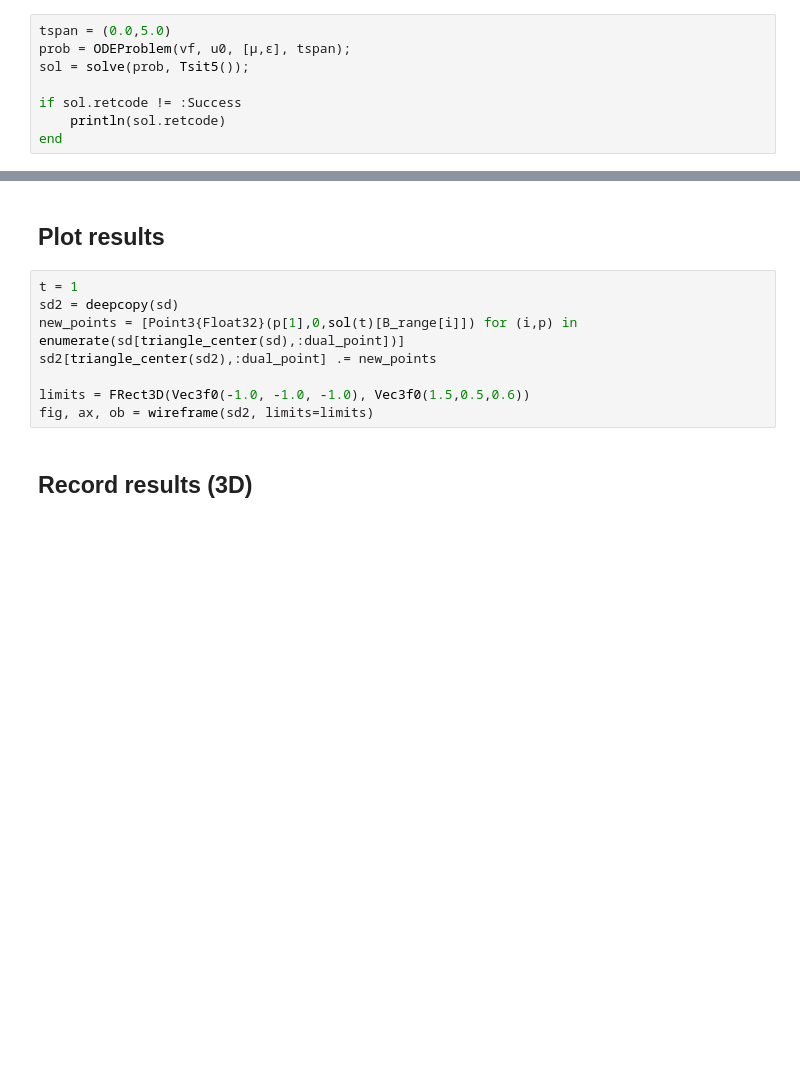
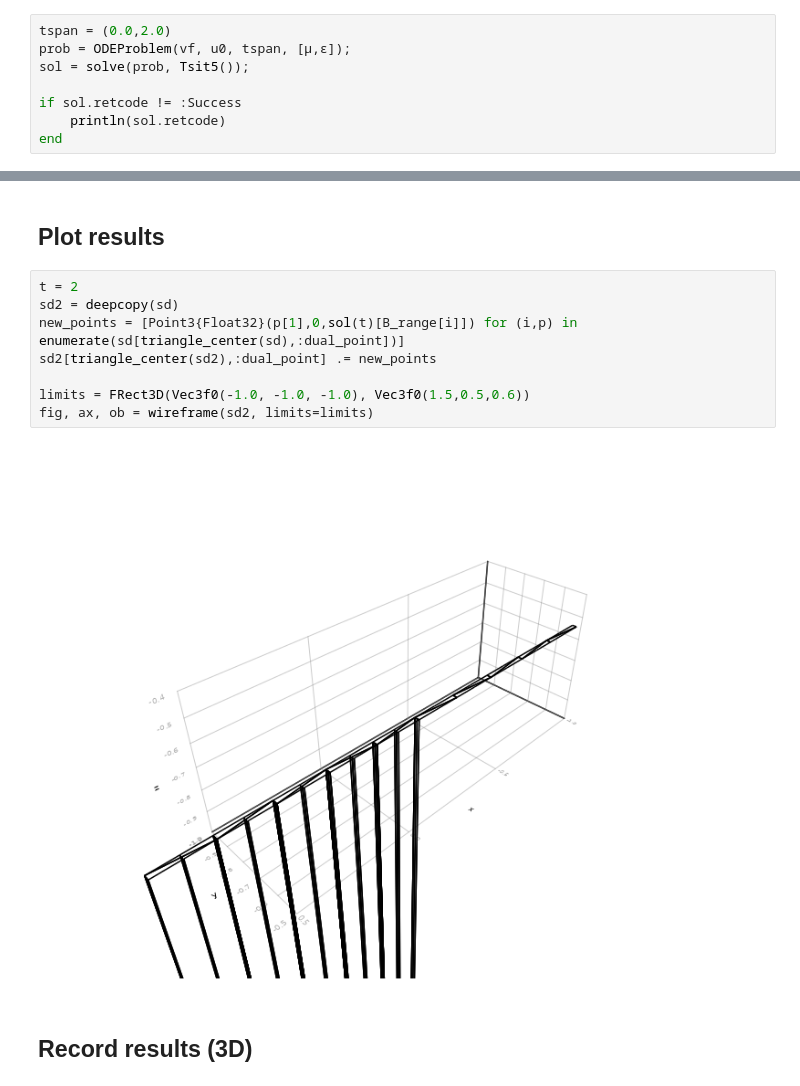
Before and after one commit to mgatlin3-gtri/AlgebraicDynamics.jl, a Jupyter notebook: notebooks/maxwell_faraday.ipynb, the cells around one changed output, grey strips where cells are left out. Cells and saved outputs as stored; diff of their text form; blank space fills up the shorter version.

```diff
--- a/notebooks/maxwell_faraday.ipynb
+++ b/notebooks/maxwell_faraday.ipynb
@@ -121,8 +126,8 @@ plot(E.data)
 # %% [markdown]
 ## Run the simulation (time-varying E-field)
 # %%
-tspan = (0.0,5.0)
-prob = ODEProblem(vf, u0, [μ,ϵ], tspan);
+tspan = (0.0,2.0)
+prob = ODEProblem(vf, u0, tspan, [μ,ϵ]);
 sol = solve(prob, Tsit5());
 
 if sol.retcode != :Success
@@ -142,13 +140,15 @@ DtNaN
 # %% [markdown]
 ## Plot results
 # %%
-t = 1
+t = 2
 sd2 = deepcopy(sd)
 new_points = [Point3{Float32}(p[1],0,sol(t)[B_range[i]]) for (i,p) in enumerate(sd[triangle_center(sd),:dual_point])]
 sd2[triangle_center(sd2),:dual_point] .= new_points
 
 limits = FRect3D(Vec3f0(-1.0, -1.0, -1.0), Vec3f0(1.5,0.5,0.6))
 fig, ax, ob = wireframe(sd2, limits=limits)
+# %% [output]
+[figure, added]
 # %% [markdown]
 ## Record results (3D)
 # %%
```
Also changed, not shown: parts of 3 cells of this notebook.
